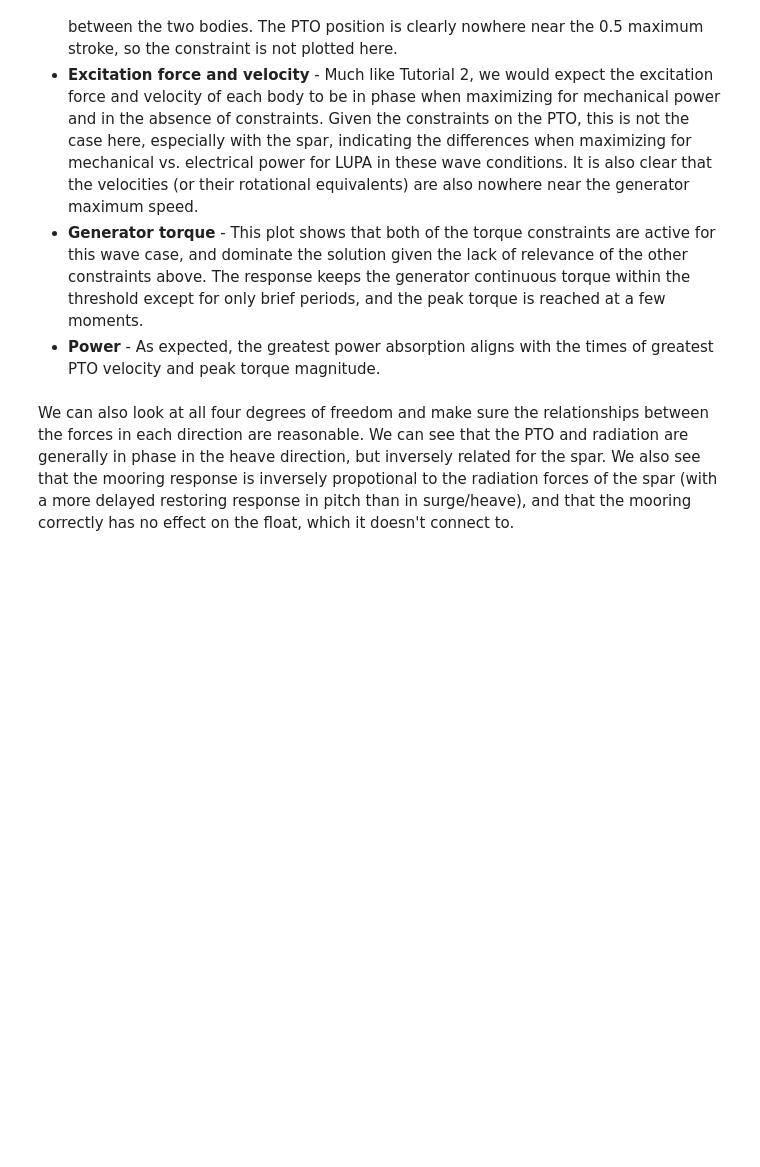
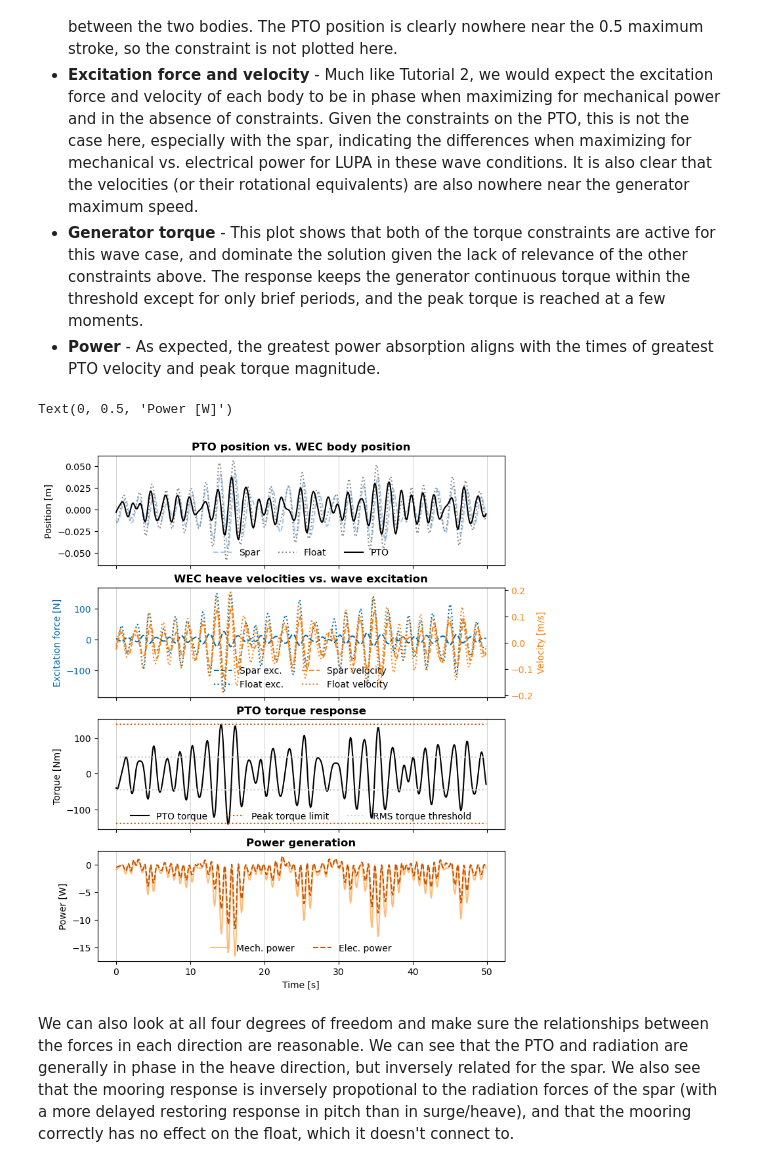
Before and after one commit to sandialabs/WecOptTool, a Jupyter notebook: examples/tutorial_3_LUPA.ipynb, the cells around one changed output. Cells and saved outputs as stored; diff of their text form; code cells hidden in the pictures; blank space fills up the shorter version.

Commit message:
added results

```diff
--- a/examples/tutorial_3_LUPA.ipynb
+++ b/examples/tutorial_3_LUPA.ipynb
@@ -762,10 +785,10 @@ nstate_opt = wec.ncomponents
 scale_x_wec = 1
 scale_x_opt = 1
 scale_obj = 1
-options = {'maxiter': 200}
+options = {'maxiter': 250}
 
 results = wec.solve(
-    waves['north_max_occurrence'],
+    waves['south_max_occurrence'],
     # waves['regular'],
     obj_fun,
     nstate_opt,
@@ -779,8 +809,8 @@ print(f'Optimal average electrical power: {results.fun} W')
 # %%
 # Post-process
 nsubsteps = 5
-wec_fdom, wec_tdom = wec.post_process(results, waves['north_max_occurrence'], nsubsteps)
-pto_fdom, pto_tdom = pto.post_process(wec, results, waves['north_max_occurrence'], nsubsteps)
+wec_fdom, wec_tdom = wec.post_process(results, waves['south_max_occurrence'], nsubsteps)
+pto_fdom, pto_tdom = pto.post_process(wec, results, waves['south_max_occurrence'], nsubsteps)
 # %% [markdown]
 ### Results
 Looking at the response of the optimal solution, we can see the behavior of the WEC and its relationship to our problem constraints:
@@ -843,35 +873,39 @@ ax_res1[1].set_xlabel('')
 ## Torque
 pto_tdom.force.plot(
     ax=ax_res1[2], linestyle='solid', color='black', label='PTO torque')
+pto_rms_tq  = np.sqrt(np.mean(pto_tdom.force.flatten()**2)
 max_tq = generator['max_torque']
 rms_tq = generator['continuous_torque']
 ax_res1[2].plot(
     pto_tdom.time, 1*max_tq * np.ones(pto_tdom.time.shape),
     color='C5', linestyle='dotted', label=f'Peak torque limit')
 ax_res1[2].plot(
     pto_tdom.time, -1*max_tq * np.ones(pto_tdom.time.shape),
     color='C5', linestyle='dotted')
 ax_res1[2].plot(
     pto_tdom.time, 1*rms_tq * np.ones(pto_tdom.time.shape),
     color='C9', linestyle='dotted', label=f'RMS torque threshold')
 ax_res1[2].plot(
     pto_tdom.time, -1*rms_tq * np.ones(pto_tdom.time.shape),
     color='C9', linestyle='dotted')
 ax_res1[2].set_ylabel('Torque [Nm] ')
 ax_res1[2].legend(ncols=3, loc='lower center', frameon=False)
 ax_res1[2].set_title('PTO torque response', fontweight='bold')
 ax_res1[2].grid(color='0.75', linestyle='-', linewidth=0.5, axis='x')
 ax_res1[2].set_xlabel('')
 
 ## Power
 (pto_tdom['mech_power']).plot(
     ax=ax_res1[3], color='C8', label='Mech. power')
 (pto_tdom['power']).plot(
     ax=ax_res1[3], color='C5', linestyle='dashed', label="Elec. power")
 ax_res1[3].legend(ncols=2, loc='lower center', frameon=False)
 ax_res1[3].set_title('Power generation', fontweight='bold')
 ax_res1[3].grid(color='0.75', linestyle='-', linewidth=0.5, axis='x')
 ax_res1[3].set_ylabel('Power [W]')
+# %% [output]
+Text(0, 0.5, 'Power [W]')
+[figure, added]
 # %% [markdown]
 We can also look at all four degrees of freedom and make sure the relationships between the forces in each direction are reasonable. We can see that the PTO and radiation are generally in phase in the heave direction, but inversely related for the spar. We also see that the mooring response is inversely propotional to the radiation forces of the spar (with a more delayed restoring response in pitch than in surge/heave), and that the mooring correctly has no effect on the float, which it doesn't connect to.
 # %%
```
Also changed, not shown: parts of 14 cells of this notebook.
